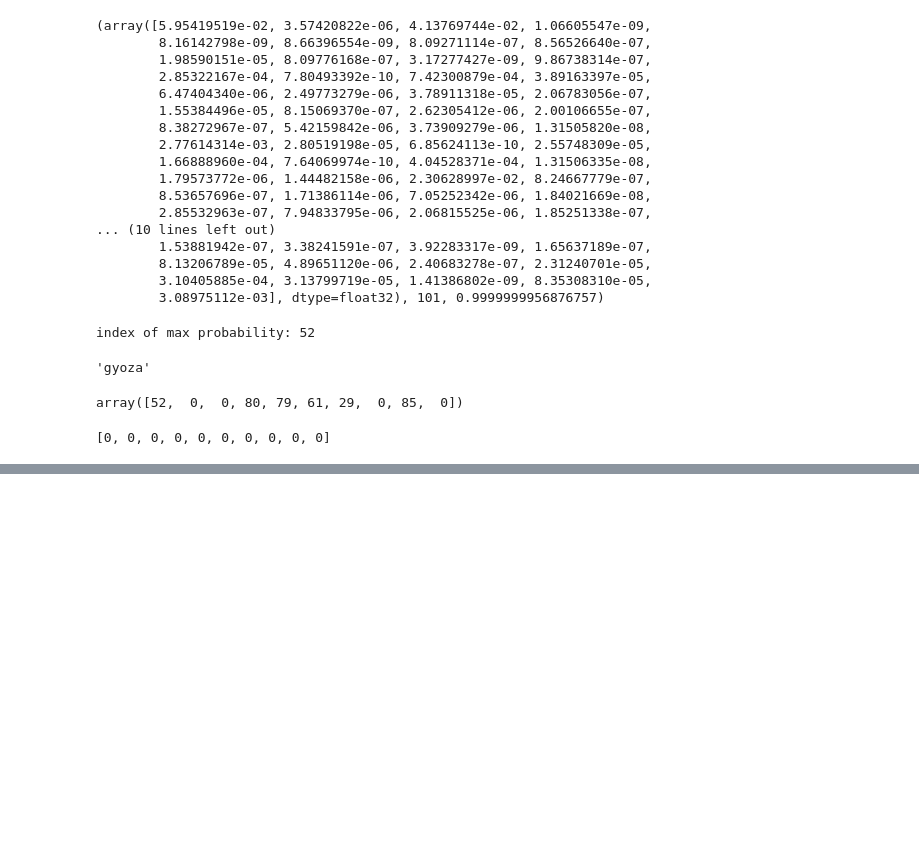
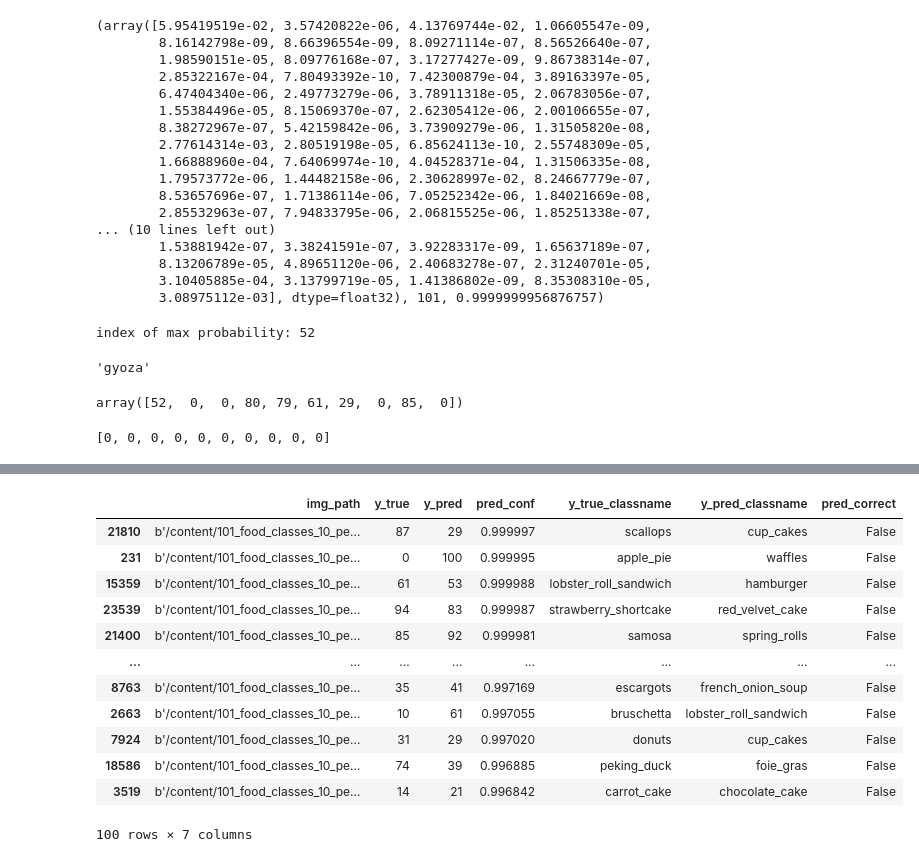
Before and after one commit to eman-kom/TensorFlow-Fundamentals, a Jupyter notebook: 06_scaling_up_transfer_learning.ipynb, the cells around one changed output, grey strips where cells are left out. Saved outputs shown, nothing was run; the diff lists cells and outputs as text; code cells hidden in the pictures; blank space fills up the shorter version.

```diff
--- a/06_scaling_up_transfer_learning.ipynb
+++ b/06_scaling_up_transfer_learning.ipynb
@@ -356,0 +489,17 @@ ax.invert_yaxis;
+# %%
+top_100_wrong = pred_df[pred_df["pred_correct"] == False].sort_values("pred_conf", ascending=False)[:100]
+top_100_wrong
+# %% [output]
+|  | img_path | y_true | y_pred | pred_conf | y_true_classname | y_pred_classname | pred_correct |
+| 21810 | b'/content/101_food_classes_10_pe... | 87 | 29 | 0.999997 | scallops | cup_cakes | False |
+| 231 | b'/content/101_food_classes_10_pe... | 0 | 100 | 0.999995 | apple_pie | waffles | False |
+| 15359 | b'/content/101_food_classes_10_pe... | 61 | 53 | 0.999988 | lobster_roll_sandwich | hamburger | False |
+| 23539 | b'/content/101_food_classes_10_pe... | 94 | 83 | 0.999987 | strawberry_shortcake | red_velvet_cake | False |
+| 21400 | b'/content/101_food_classes_10_pe... | 85 | 92 | 0.999981 | samosa | spring_rolls | False |
+| ... | ... | ... | ... | ... | ... | ... | ... |
+| 8763 | b'/content/101_food_classes_10_pe... | 35 | 41 | 0.997169 | escargots | french_onion_soup | False |
+| 2663 | b'/content/101_food_classes_10_pe... | 10 | 61 | 0.997055 | bruschetta | lobster_roll_sandwich | False |
+| 7924 | b'/content/101_food_classes_10_pe... | 31 | 29 | 0.997020 | donuts | cup_cakes | False |
+| 18586 | b'/content/101_food_classes_10_pe... | 74 | 39 | 0.996885 | peking_duck | foie_gras | False |
+| 3519 | b'/content/101_food_classes_10_pe... | 14 | 21 | 0.996842 | carrot_cake | chocolate_cake | False |
+100 rows × 7 columns
```
Also changed, not shown: parts of 22 cells of this notebook.
